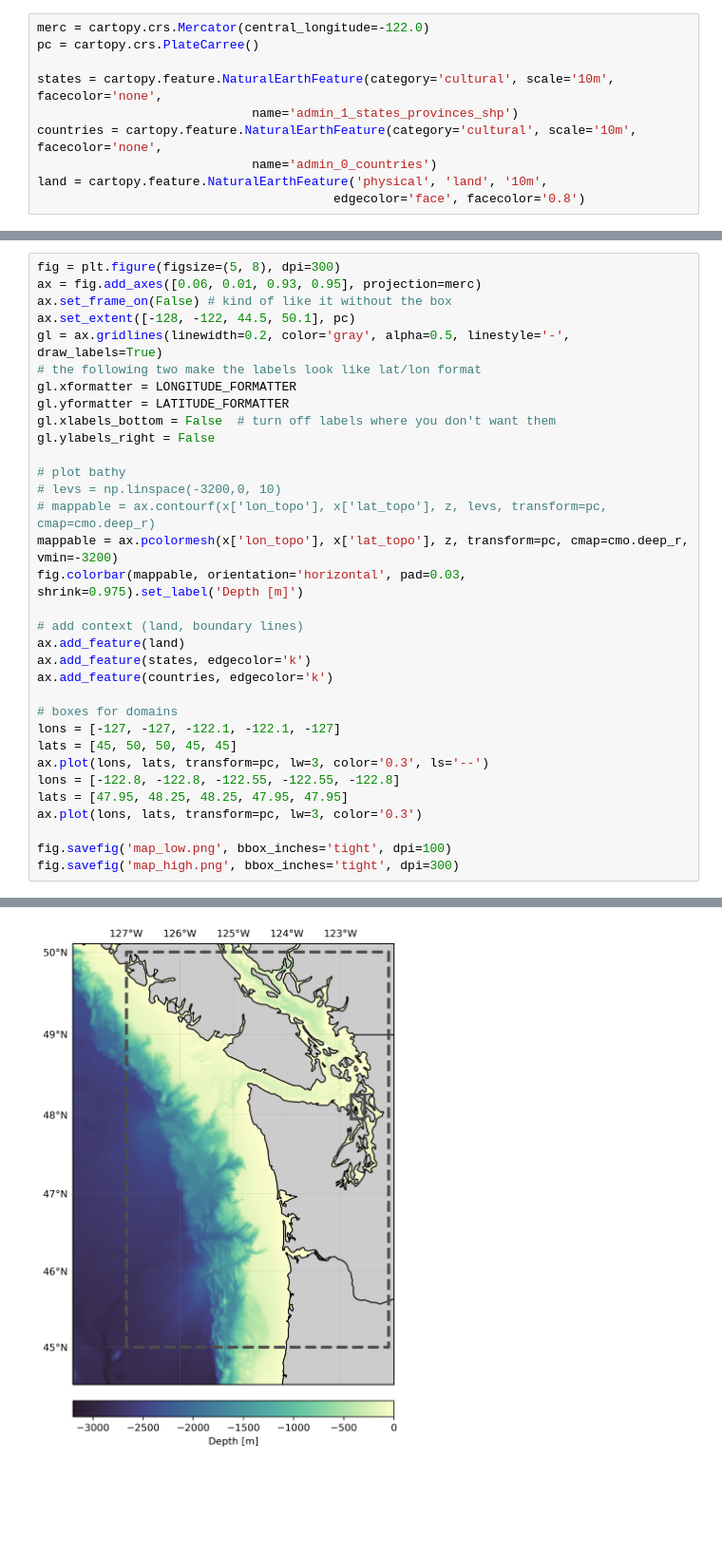
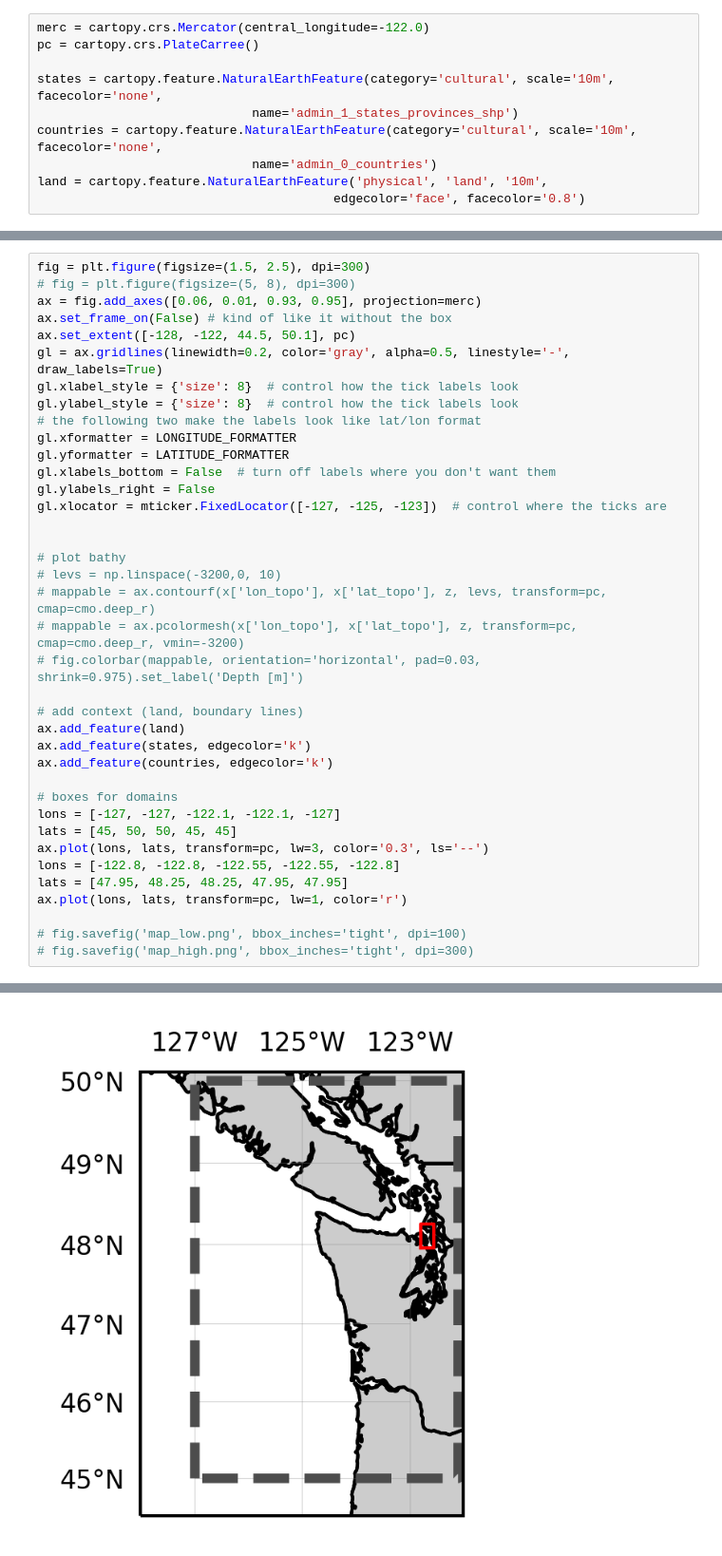
Before and after one commit to kthyng/float_swarmUW, a Jupyter notebook: plot_domain.ipynb, the cells around one changed output, grey strips where cells are left out. Shown at 95% size. Saved outputs shown, nothing was run; the diff lists cells and outputs as text; blank space fills up the shorter version.

Commit message:
updated notebook for having plot as inset

```diff
--- a/plot_domain.ipynb
+++ b/plot_domain.ipynb
@@ -24,20 +24,25 @@ z[inds] = np.nan
 # %%
-fig = plt.figure(figsize=(5, 8), dpi=300)
+fig = plt.figure(figsize=(1.5, 2.5), dpi=300)
+# fig = plt.figure(figsize=(5, 8), dpi=300)
 ax = fig.add_axes([0.06, 0.01, 0.93, 0.95], projection=merc)
 ax.set_frame_on(False) # kind of like it without the box
 ax.set_extent([-128, -122, 44.5, 50.1], pc)
 gl = ax.gridlines(linewidth=0.2, color='gray', alpha=0.5, linestyle='-', draw_labels=True)
+gl.xlabel_style = {'size': 8}  # control how the tick labels look
+gl.ylabel_style = {'size': 8}  # control how the tick labels look
 # the following two make the labels look like lat/lon format
 gl.xformatter = LONGITUDE_FORMATTER
 gl.yformatter = LATITUDE_FORMATTER
 gl.xlabels_bottom = False  # turn off labels where you don't want them
 gl.ylabels_right = False
+gl.xlocator = mticker.FixedLocator([-127, -125, -123])  # control where the ticks are
+
 
 # plot bathy
 # levs = np.linspace(-3200,0, 10)
 # mappable = ax.contourf(x['lon_topo'], x['lat_topo'], z, levs, transform=pc, cmap=cmo.deep_r)
-mappable = ax.pcolormesh(x['lon_topo'], x['lat_topo'], z, transform=pc, cmap=cmo.deep_r, vmin=-3200)
-fig.colorbar(mappable, orientation='horizontal', pad=0.03, shrink=0.975).set_label('Depth [m]')
+# mappable = ax.pcolormesh(x['lon_topo'], x['lat_topo'], z, transform=pc, cmap=cmo.deep_r, vmin=-3200)
+# fig.colorbar(mappable, orientation='horizontal', pad=0.03, shrink=0.975).set_label('Depth [m]')
 
 # add context (land, boundary lines)
 ax.add_feature(land)
@@ -50,8 +55,8 @@ lats = [45, 50, 50, 45, 45]
 ax.plot(lons, lats, transform=pc, lw=3, color='0.3', ls='--')
 lons = [-122.8, -122.8, -122.55, -122.55, -122.8]
 lats = [47.95, 48.25, 48.25, 47.95, 47.95]
-ax.plot(lons, lats, transform=pc, lw=3, color='0.3')
+ax.plot(lons, lats, transform=pc, lw=1, color='r')
 
-fig.savefig('map_low.png', bbox_inches='tight', dpi=100)
-fig.savefig('map_high.png', bbox_inches='tight', dpi=300)
+# fig.savefig('map_low.png', bbox_inches='tight', dpi=100)
+# fig.savefig('map_high.png', bbox_inches='tight', dpi=300)
 # %% [output]
@@ -58 +64 @@ fig.savefig('map_high.png', bbox_inches='tight', dpi=300)
-[figure, old version]
+[figure, new version]
```
Also changed, not shown: parts of 2 cells of this notebook.
